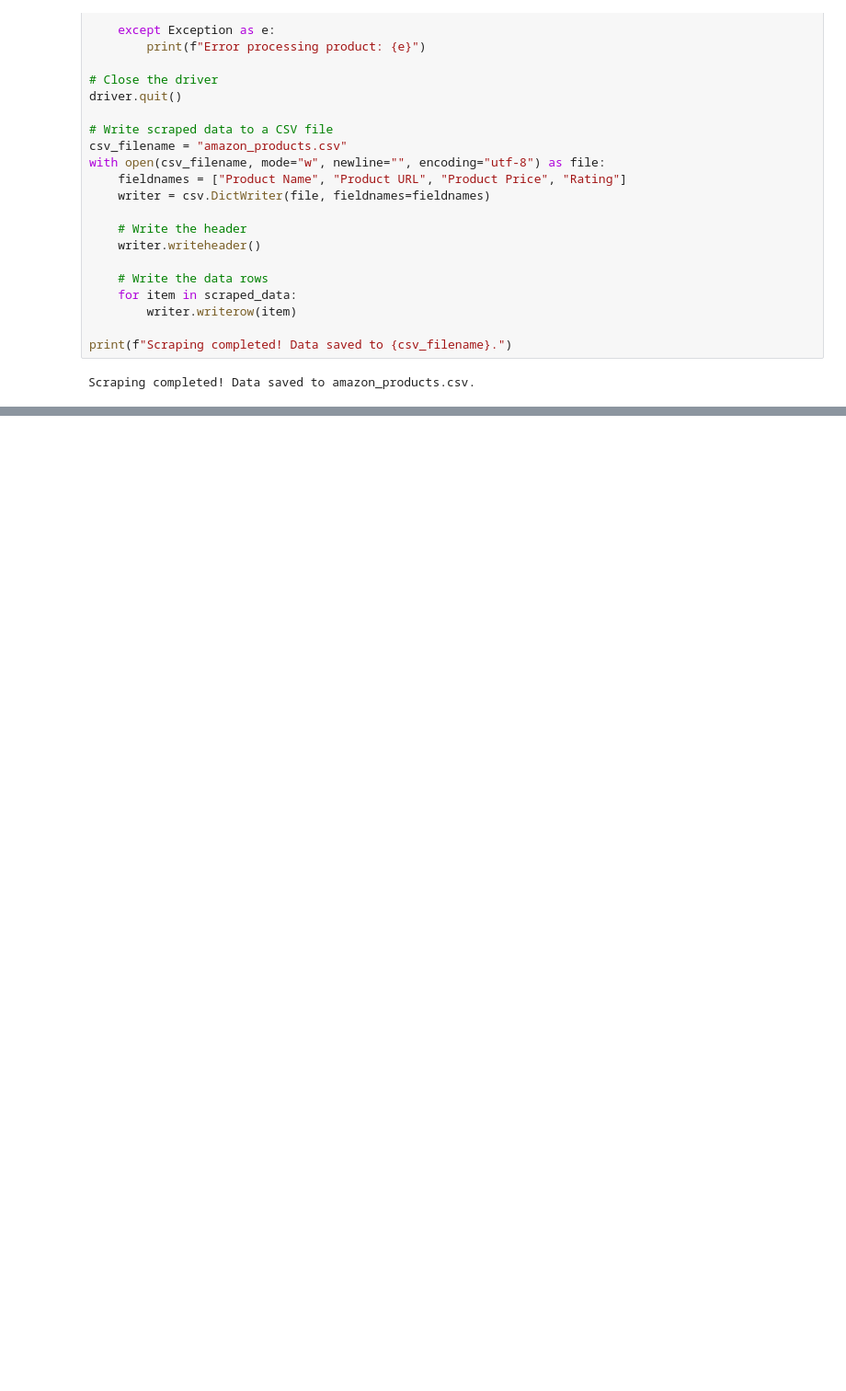
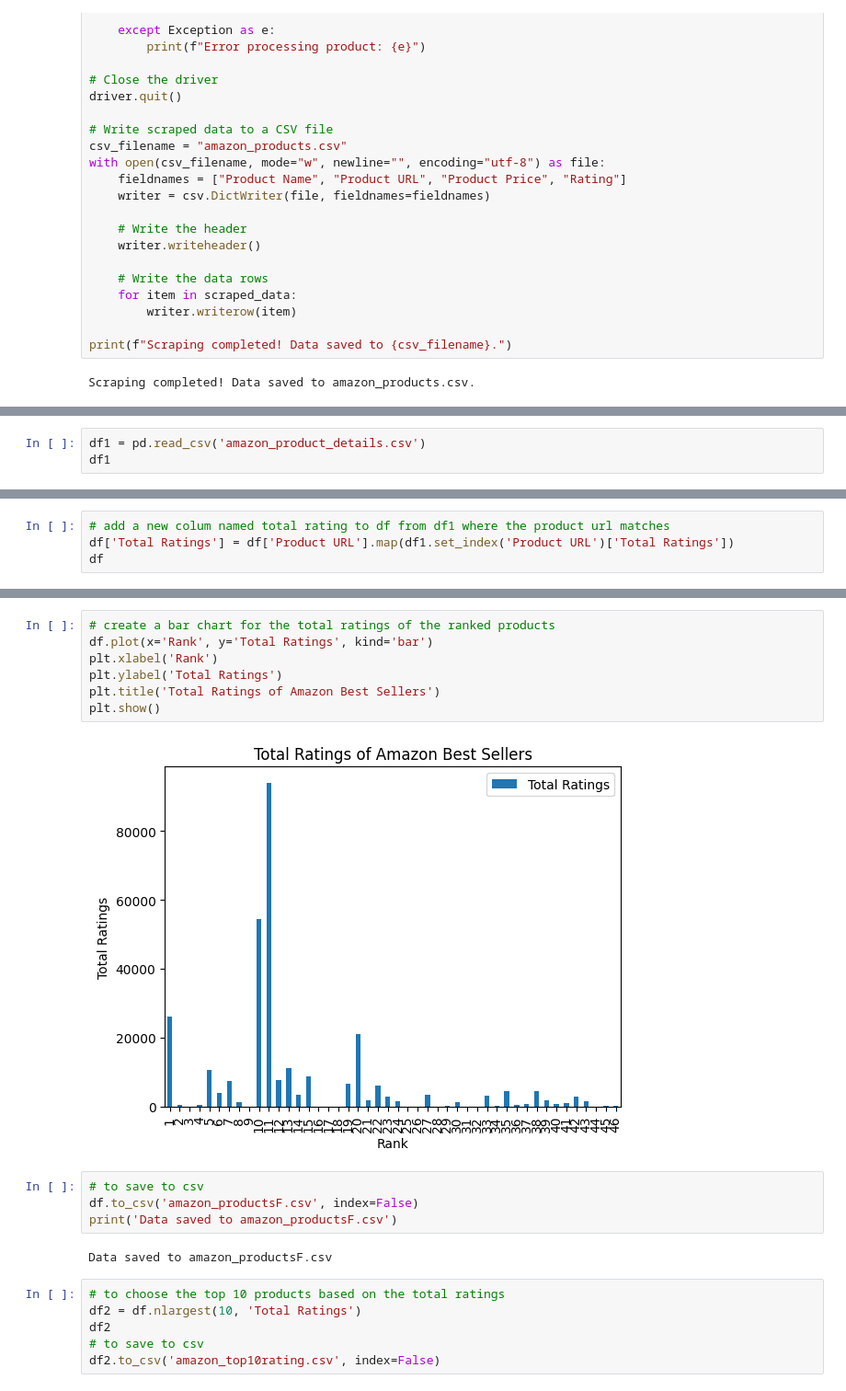
Before and after one commit to Cindy202411/dsai-group-7-mini-projects, a Jupyter notebook: amazon.ipynb, the cells around one changed output, grey strips where cells are left out. Shown: that part at 92% size. Saved outputs shown, nothing was run; the diff lists cells and outputs as text; blank space fills up the shorter version.

```diff
--- a/amazon.ipynb
+++ b/amazon.ipynb
@@ -263,0 +343,3 @@ df
+# %%
+df1 = pd.read_csv('amazon_product_details.csv')
+df1
@@ -263,0 +364,4 @@ df
+# %%
+# add a new colum named total rating to df from df1 where the product url matches
+df['Total Ratings'] = df['Product URL'].map(df1.set_index('Product URL')['Total Ratings'])
+df
@@ -263,0 +386,21 @@ df
+# %%
+# create a bar chart for the total ratings of the ranked products
+df.plot(x='Rank', y='Total Ratings', kind='bar')
+plt.xlabel('Rank')
+plt.ylabel('Total Ratings')
+plt.title('Total Ratings of Amazon Best Sellers')
+plt.show()
+# %% [output]
+[figure, added]
+# %%
+# to save to csv
+df.to_csv('amazon_productsF.csv', index=False)
+print('Data saved to amazon_productsF.csv')
+# %% [output]
+Data saved to amazon_productsF.csv
+# %%
+# to choose the top 10 products based on the total ratings
+df2 = df.nlargest(10, 'Total Ratings')
+df2
+# to save to csv
+df2.to_csv('amazon_top10rating.csv', index=False)
```
Also changed, not shown: parts of 14 cells of this notebook.
